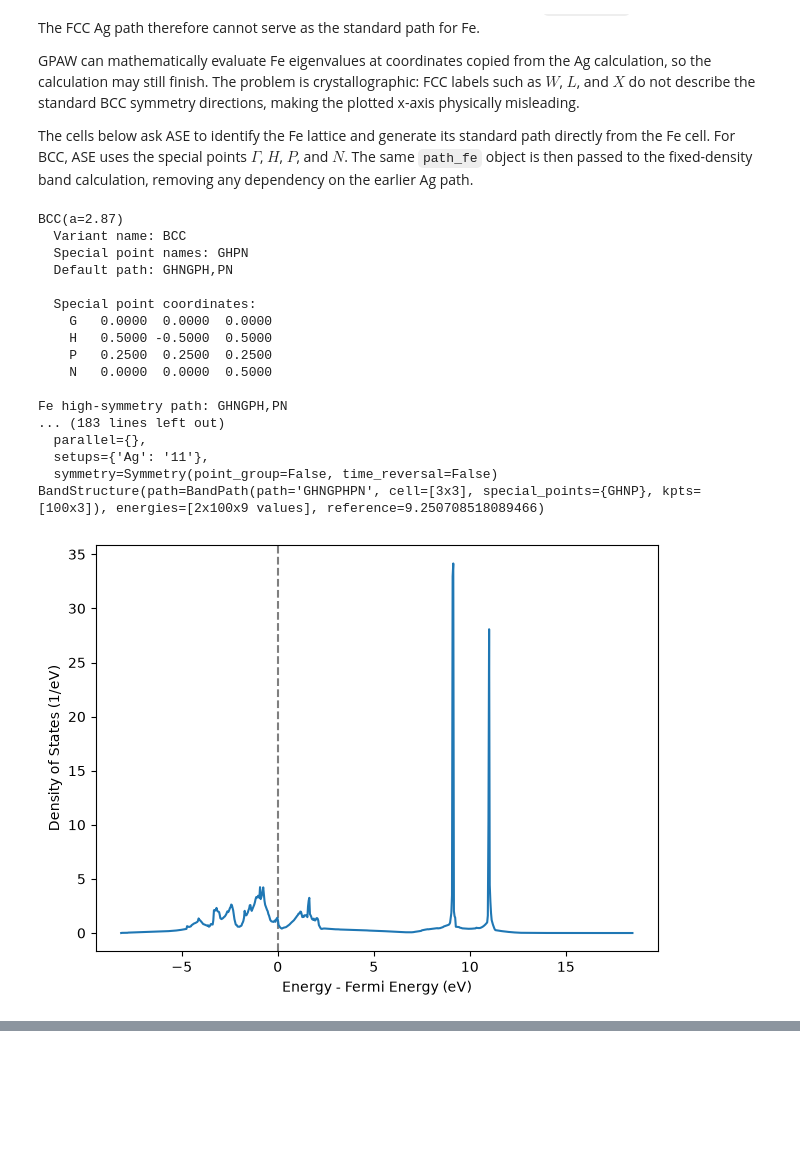
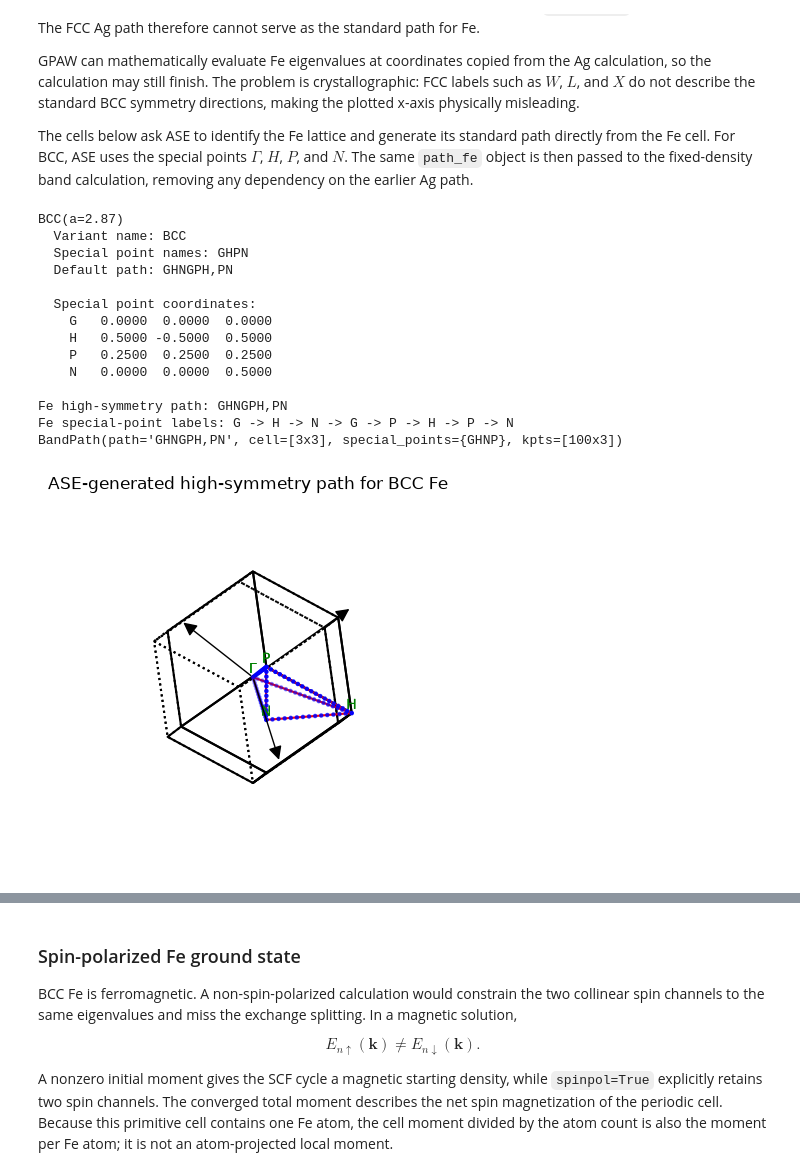
Before and after one commit to angzeli/ase_learning, a Jupyter notebook: official_tutorials_advanced/06_band_structures_of_bulk_structures.ipynb, the cells around one changed output, grey strips where cells are left out. Cells and saved outputs as stored; diff of their text form; code cells hidden in the pictures; blank space fills up the shorter version.

Commit message:
Add official advanced tutorial 06: Band structures of bulk structures

```diff
--- a/official_tutorials_advanced/06_band_structures_of_bulk_structures.ipynb
+++ b/official_tutorials_advanced/06_band_structures_of_bulk_structures.ipynb
@@ -213,68 +213,34 @@ GPAW can mathematically evaluate Fe eigenvalues at coordinates copied from the A
 
 The cells below ask ASE to identify the Fe lattice and generate its standard path directly from the Fe cell. For BCC, ASE uses the special points $\Gamma$, $H$, $P$, and $N$. The same `path_fe` object is then passed to the fixed-density band calculation, removing any dependency on the earlier Ag path.
 # %%
-atoms = bulk('Fe')
+atoms_fe = bulk('Fe')
 
-lattice_fe = atoms.cell.get_bravais_lattice()
+lattice_fe = atoms_fe.cell.get_bravais_lattice()
 print(lattice_fe.description())
 
-path_fe = atoms.cell.bandpath(npoints=100)
+path_fe = atoms_fe.cell.bandpath(npoints=100)
 path_fe.write('../files/advanced/tutorial_06/path_Fe.json')
 print(f'Fe high-symmetry path: {path_fe.path}')
+_, _, fe_special_point_labels = path_fe.get_linear_kpoint_axis()
+print('Fe special-point labels:', ' -> '.join(fe_special_point_labels))
 print(path_fe)
 
-calc = GPAW(
-    mode=PW(350), kpts=[8, 8, 8], txt='../files/advanced/tutorial_06/gpaw.bulk_Fe.txt', setups={'Ag': '11'}
-)
-
-atoms.calc = calc
-print(
-    'Bulk {0} potential energy = {1:.3f}eV'.format(
-        atoms.get_chemical_formula(), atoms.get_potential_energy()
-    )
-)
-
-ground_state_file = '../files/advanced/tutorial_06/bulk_Fe_groundstate.gpw'
-calc.write(ground_state_file)
-
-calc = GPAW(ground_state_file)
-dos = DOS(calc, npts=800, width=0)
-energies = dos.get_energies()
-weights = dos.get_dos()
-
-fig, ax = plt.subplots()
-ax.axvline(0.0, linestyle='--', color='black', alpha=0.5)
-ax.plot(energies, weights)
-ax.set_xlabel('Energy - Fermi Energy (eV)')
-ax.set_ylabel('Density of States (1/eV)')
-fig.tight_layout()
-
-calc = GPAW(ground_state_file)
-calc = calc.fixed_density(kpts=path_fe, symmetry='off')
-
-bs = calc.band_structure()
-bs.write('../files/advanced/tutorial_06/bs_Fe.json')
-print(bs)
-
-ax = bs.plot()
-ax.set_ylim(-2.0, 30.0)
+ax = path_fe.plot()
+ax.set_title('ASE-generated high-symmetry path for BCC Fe')
 plt.show()
 # %% [output]
 BCC(a=2.87)
   Variant name: BCC
   Special point names: GHPN
   Default path: GHNGPH,PN
 
   Special point coordinates:
     G   0.0000  0.0000  0.0000
     H   0.5000 -0.5000  0.5000
     P   0.2500  0.2500  0.2500
     N   0.0000  0.0000  0.5000
 
 Fe high-symmetry path: GHNGPH,PN
-... (183 lines left out)
-  parallel={},
-  setups={'Ag': '11'},
-  symmetry=Symmetry(point_group=False, time_reversal=False)
-BandStructure(path=BandPath(path='GHNGPHPN', cell=[3x3], special_points={GHNP}, kpts=[100x3]), energies=[2x100x9 values], reference=9.250708518089466)
+Fe special-point labels: G -> H -> N -> G -> P -> H -> P -> N
+BandPath(path='GHNGPH,PN', cell=[3x3], special_points={GHNP}, kpts=[100x3])
-[figure, old version]
+[figure, new version]
@@ -281,0 +247,10 @@ BandStructure(path=BandPath(path='GHNGPHPN', cell=[3x3], special_points={GHNP},
+# %% [markdown]
+### Spin-polarized Fe ground state
+
+BCC Fe is ferromagnetic. A non-spin-polarized calculation would constrain the two collinear spin channels to the same eigenvalues and miss the exchange splitting. In a magnetic solution,
+
+$$
+E_{n\uparrow}(\mathbf{k}) \neq E_{n\downarrow}(\mathbf{k}).
+$$
+
+A nonzero initial moment gives the SCF cycle a magnetic starting density, while `spinpol=True` explicitly retains two spin channels. The converged total moment describes the net spin magnetization of the periodic cell. Because this primitive cell contains one Fe atom, the cell moment divided by the atom count is also the moment per Fe atom; it is not an atom-projected local moment.
```
Also changed, not shown: parts of 9 cells of this notebook, 6 other files.
